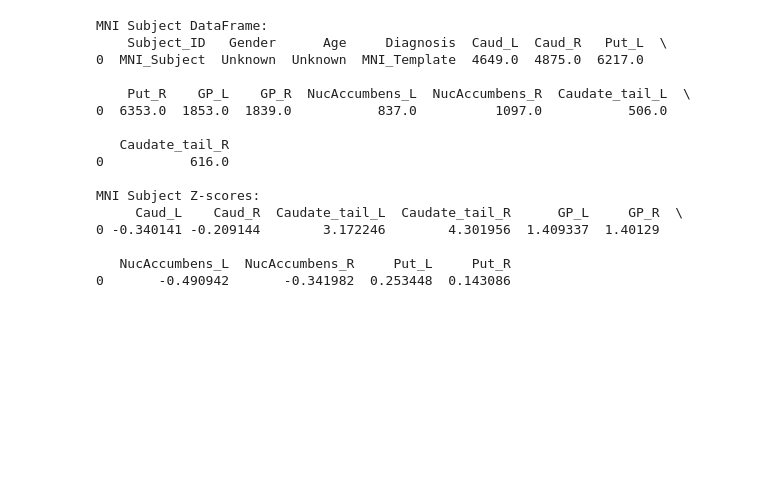
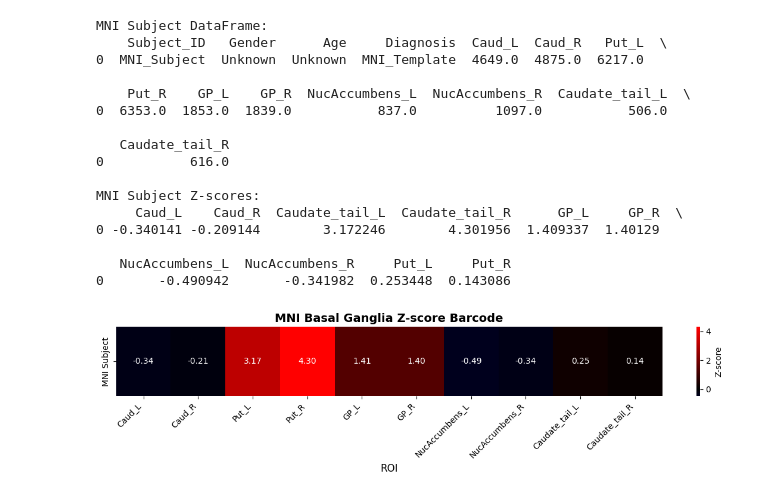
Before and after one commit to gracenohh/icmfinalproject, a Jupyter notebook: barcode_code.ipynb, the cells around one changed output. Saved outputs shown, nothing was run; the diff lists cells and outputs as text; code cells hidden in the pictures; blank space fills up the shorter version.

Commit message:
MNI Subject Visualization

```diff
--- a/barcode_code.ipynb
+++ b/barcode_code.ipynb
@@ -187,3 +187,26 @@ MNI Subject Z-scores:
 
    NucAccumbens_L  NucAccumbens_R     Put_L     Put_R
 0       -0.490942       -0.341982  0.253448  0.143086
+# %%
+# Create a heatmap showing just the MNI subject barcode
+plt.figure(figsize=(12, 3))
+
+# Extract just the z-scores for the MNI subject (exclude metadata columns)
+mni_barcode = mni_z_scores.to_numpy()
+
+# Create the heatmap
+sns.heatmap(mni_barcode, cmap=cmap, center=0,
+            cbar_kws={"label": "Z-score"},
+            xticklabels=mni_roi_names,
+            yticklabels=['MNI Subject'],
+            annot=True,  # Show the z-score values on the heatmap
+            fmt='.2f')   # Format to 2 decimal places
+
+plt.title("MNI Basal Ganglia Z-score Barcode", fontsize=14, fontweight='bold')
+plt.xlabel("ROI", fontsize=12)
+plt.ylabel("")
+plt.xticks(rotation=45, ha='right')
+plt.tight_layout()
+plt.show()
+# %% [output]
+[figure, added]
```
Also changed, not shown: parts of 1 cell of this notebook, 1 other file.
